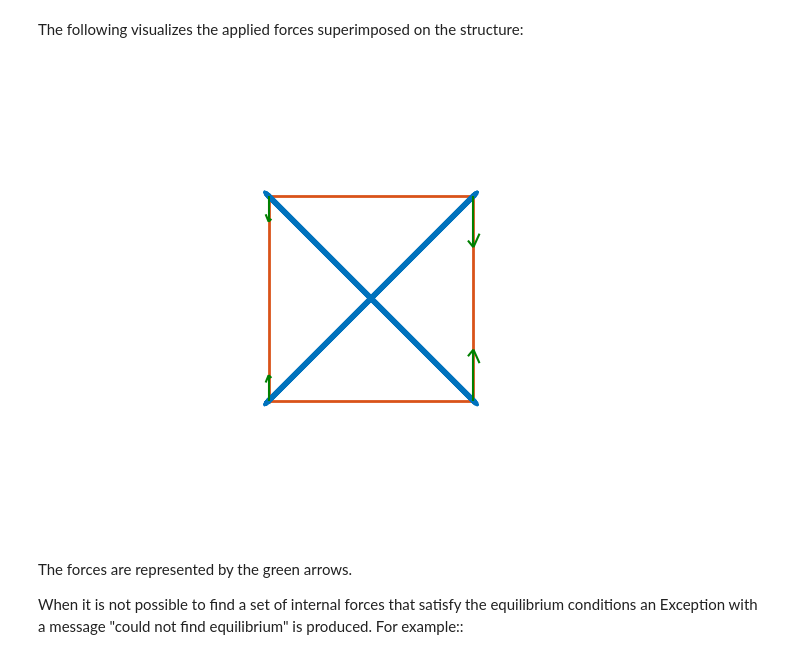
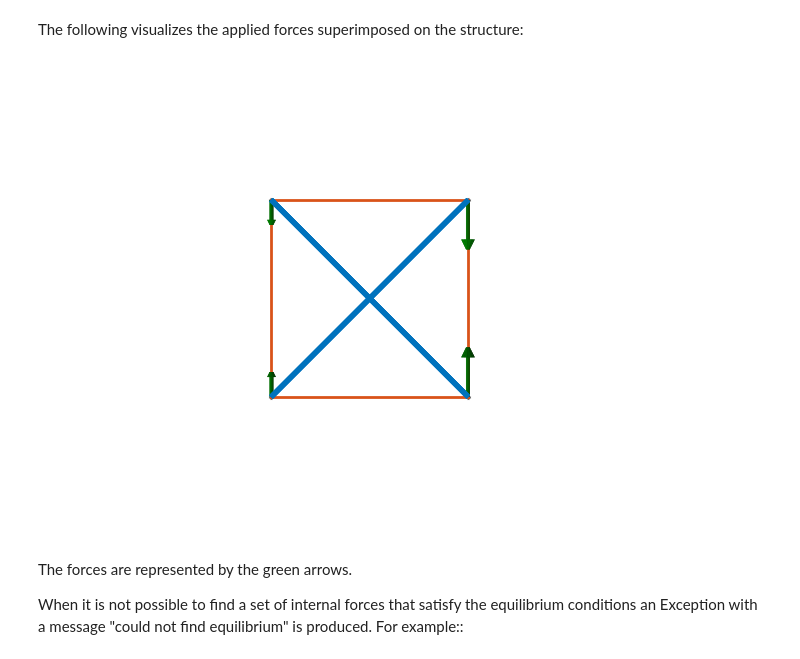
Before and after one commit to mcdeoliveira/tensegrity, a Jupyter notebook: examples/structures.ipynb, the cells around one changed output. Cells and saved outputs as stored; diff of their text form; code cells hidden in the pictures.

```diff
--- a/examples/structures.ipynb
+++ b/examples/structures.ipynb
@@ -99,13 +94,14 @@ The following visualizes the applied forces superimposed on the structure:
 # %%
 plotter = MatplotlibPlotter()
 plotter.plot(s)
 _, ax = plotter.get_handles()
-ax.quiver(s.nodes[0,:], s.nodes[1,:], s.nodes[2,:], f[0,:], f[1,:], f[2,:], arrow_length_ratio=0.2, color='g')
+plotter.plot_arrows(s.nodes, f, color='g')
 ax.view_init(90,-90)
 ax.axis('off')
+ax.axis('equal')
 plt.show()
 # %% [output]
-[figure, old version]
+[figure, new version]
 # %% [markdown]
 The forces are represented by the green arrows.
 
```
Also changed, not shown: parts of 84 cells of this notebook, 5 other files.
